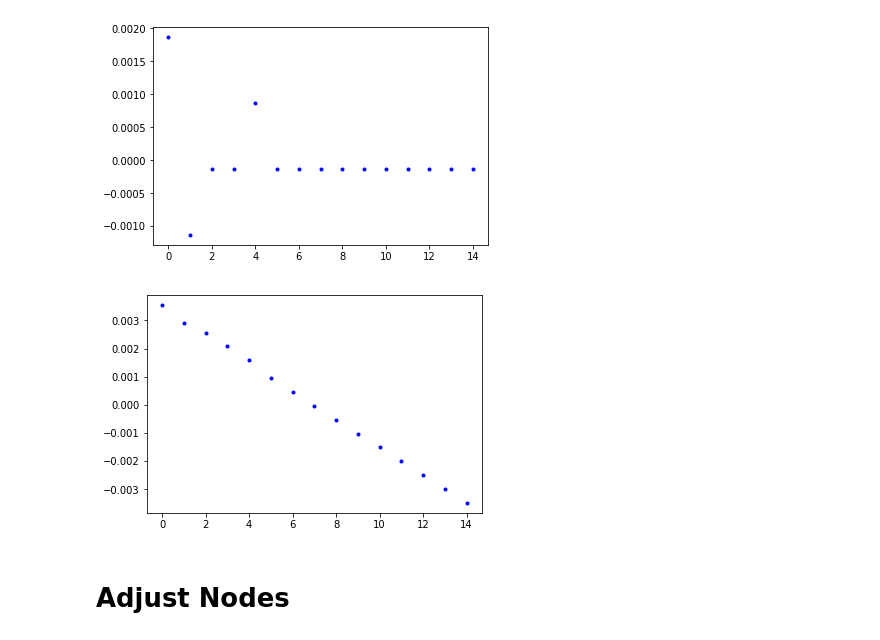
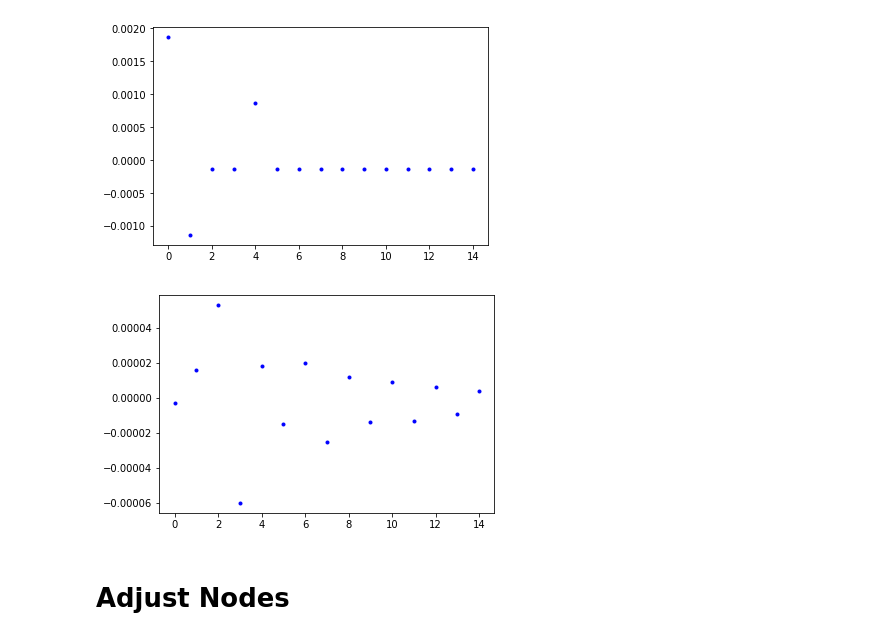
Before and after one commit to youyou6093/Deformed-Nuclei, a Jupyter notebook: output/m-1fromenergy.ipynb, the cells around one changed output. Drawn from its saved outputs; the diff is of its cells as text; code cells hidden in the pictures.

```diff
--- a/output/m-1fromenergy.ipynb
+++ b/output/m-1fromenergy.ipynb
@@ -205,9 +205,9 @@ plotEnergy("energies100.txt")
 # %% [output]
 [figure]
 # %%
-plotEnergy("energies.txt")
+plotEnergy("totalenergies0.160000.txt")
 # %% [output]
-[figure, old version]
+[figure, new version]
 # %% [markdown]
 # Adjust Nodes
 # %%
```
Also changed, not shown: 16 other files.
